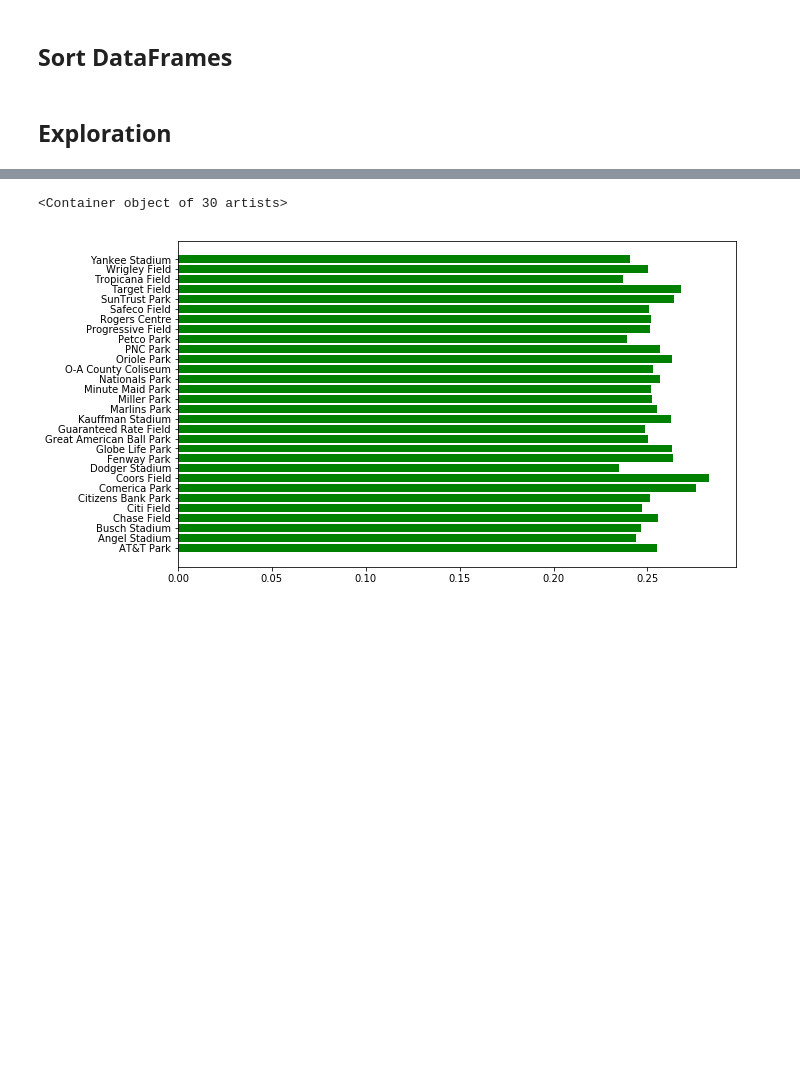
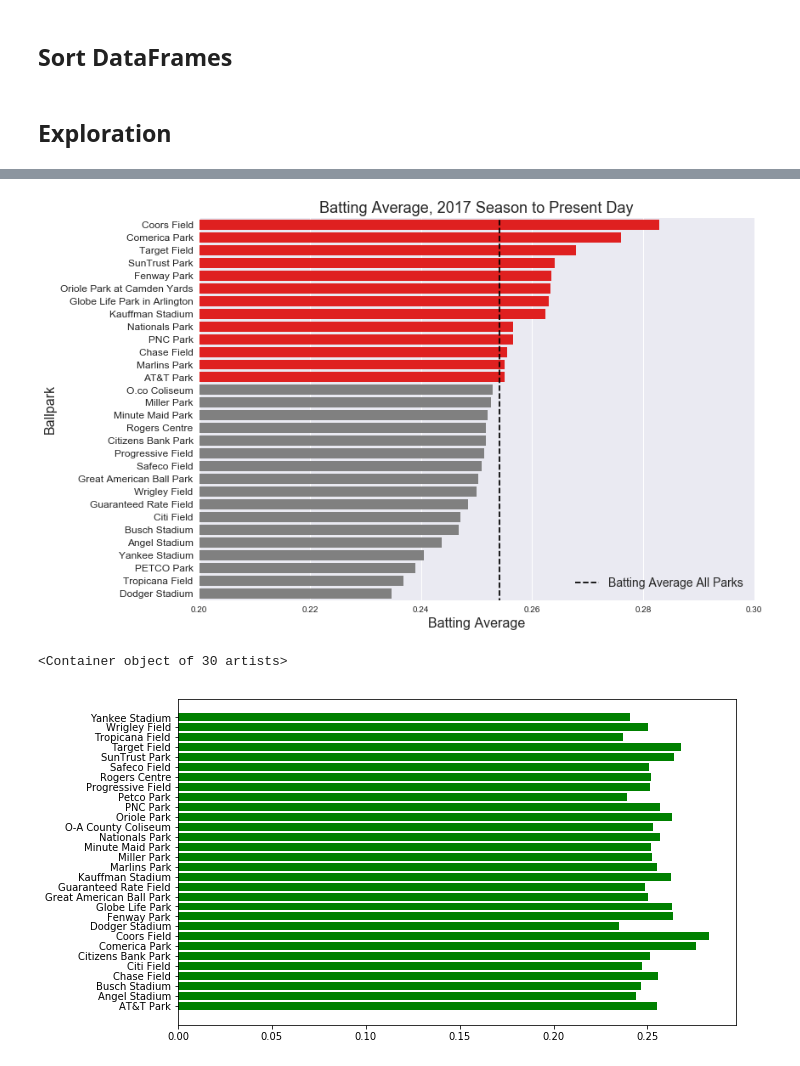
Before and after one commit to Tucker-Allen/MLB_Predictions, a Jupyter notebook: code/code.ipynb, the cells around one changed output, grey strips where cells are left out. Cells and saved outputs as stored; diff of their text form; code cells hidden in the pictures; blank space fills up the shorter version.

Commit message:
Added stadium dimension information

```diff
--- a/code/code.ipynb
+++ b/code/code.ipynb
@@ -126,0 +235,5 @@ stadiums = {'BOS':'Fenway Park', 'CHC':'Wrigley Field', 'DET':'Comerica Park',
+# %%
+# Make Stadium dictionary so we can append to tb
+stadiums = {}
+for i in stad_df.index:
+    stadiums[stad_df.loc[i]['Abbrev']] = stad_df.loc[i]['Stadium']
@@ -306,3 +439,6 @@ tp.sort_values(['Date', 'Tm'], inplace=True)
 pp.sort_values(['Date', 'Player'], inplace=True)
 # %% [markdown]
 ## Exploration
+# %%
+all_bat_avg = tb['H'].sum() / tb['AB'].sum()
+all_bat_avg
@@ -309,6 +447,6 @@ pp.sort_values(['Date', 'Player'], inplace=True)
 # %%
 # Determin batting average within each stadiumtb[tb.columns[:]]
-stad_bat_avg = {}
+stad_bat_avg = pd.DataFrame(index=stadiums.values(), columns=['Avg.'])
 for stadium in stadiums.values():
     stad_tb = tb[tb['Stad']==stadium]
 
@@ -316,4 +454,4 @@ for stadium in stadiums.values():
     num_AB = stad_tb['AB'].sum()
     avg = num_hits / num_AB
 
-    stad_bat_avg[stadium] = avg
+    stad_bat_avg.loc[stadium]['Avg.'] = avg
@@ -326,0 +458,3 @@ plt.bar(stad_bat_avg.keys(), stad_bat_avg.values())
+# %%
+stad_bat_avg.sort_values('Avg.', inplace=True, ascending=False)
+stad_bat_avg
@@ -327,3 +499,26 @@ plt.bar(stad_bat_avg.keys(), stad_bat_avg.values())
+# %%
+#sns.set(rc={'figure.figsize':(11.7,8.27)})
+
+fig, ax1 = plt.subplots()
+
+clrs = ['grey' if (x < all_bat_avg) else 'red' for x in stad_bat_avg['Avg.'] ]
+g1 = sns.barplot(stad_bat_avg['Avg.'], stad_bat_avg.index, orient='h', palette=clrs )
+g1.set_title('Batting Average, 2017 Season to Present Day', fontsize=18)
+g1.set_xlabel('Batting Average', fontsize=16)
+g1.set_ylabel('Ballpark', fontsize=16)
+g1.set_xlim(0.20,0.30)
+g1.set_yticklabels(stad_bat_avg.index, fontsize=12)
+g1.vlines(all_bat_avg, -1, 100, colors='k', linestyles='dashed', label='Batting Average All Parks')
+plt.legend(fontsize=14);
+
+#ax2 = ax1.twinx()
+#g2 = sns.barplot(stad_df['OF'], stad_df['Stadium'], orient='h')
+#ax2.set_xlim(80,100)
+#g1.plot()
+#g2.plot()
+#ax2.plot(stad_df['Stadium'], s2)
+# %% [output]
+[figure, added]
 # %%
 stad = []
 avg = []
```
Also changed, not shown: parts of 17 cells of this notebook, 1 other file.
